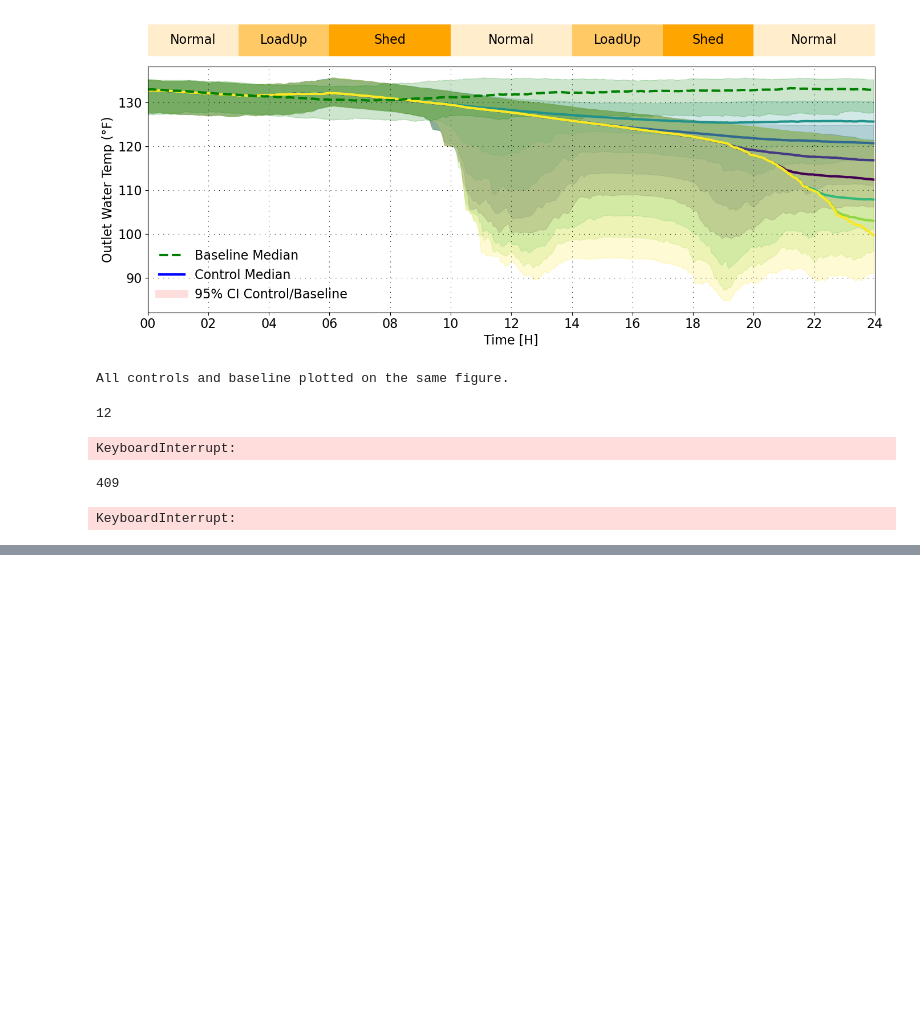
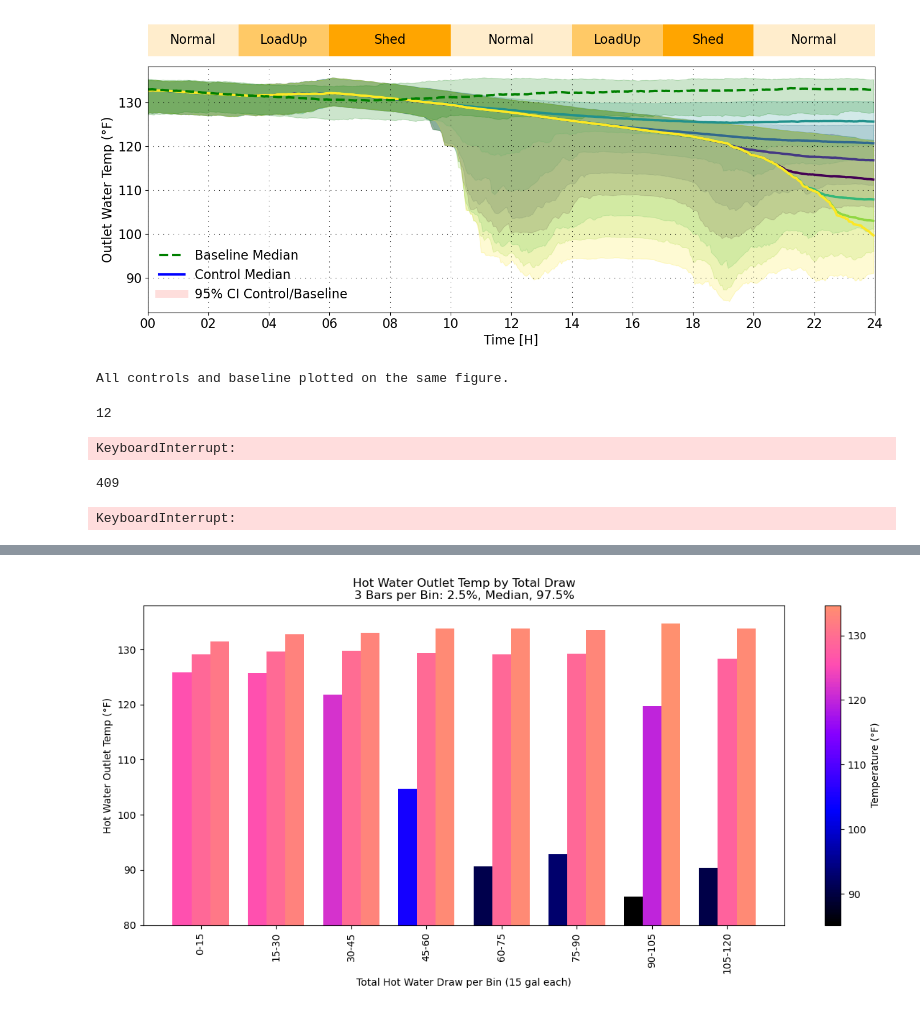
Before and after one commit to PortlandStatePowerLab/OCHRE_Run_Scripts, a Jupyter notebook: X2_PlotViolin.ipynb, the cells around one changed output, grey strips where cells are left out. Drawn from its saved outputs; the diff is of its cells as text; code cells hidden in the pictures; blank space fills up the shorter version.

```diff
--- a/X2_PlotViolin.ipynb
+++ b/X2_PlotViolin.ipynb
@@ -906,0 +1305,87 @@ KeyboardInterrupt:
+# %%
+import pandas as pd
+import numpy as np
+import matplotlib.pyplot as plt
+from matplotlib.colors import LinearSegmentedColormap
+
+# ---------------- FILES ----------------
+DRAW_FILE = r"C:\Users\danap\OCHRE_Working\Homes_HotWater_Use.csv"
+BASELINE_PARQUET = r"C:\Users\danap\OCHRE_Working\180110_1_3_Shed110_Control.parquet"
+
+# ---------------- LOAD DATA ----------------
+df_draw = pd.read_csv(DRAW_FILE)  # Home, Total_Draw_gal
+df_temp = pd.read_parquet(BASELINE_PARQUET)  # baseline temperatures
+
+# ---------------- FILTER DEAD BAND ----------------
+target_deadband = round(8.3333, 2)
+df_temp = df_temp[np.round(df_temp['Deadband_C'], 2) == target_deadband]
+
+# ---------------- COMPUTE PER-HOME 2.5/50/97.5 ----------------
+TEMP_COL = "Hot Water Outlet Temperature (C)"
+df_temp['Temp_F'] = df_temp[TEMP_COL] * 9/5 + 32
+
+df_stats = df_temp.groupby('Home')['Temp_F'].agg(
+    Temp_2_5=lambda x: np.percentile(x, 2.5),
+    Temp_50=lambda x: np.percentile(x, 50),
+    Temp_97_5=lambda x: np.percentile(x, 97.5)
+).reset_index()
+
+# ---------------- MERGE WITH TOTAL DRAW ----------------
+df = df_draw.merge(df_stats, on='Home', how='inner')
+
+# ---------------- TOTAL DRAW BINS ----------------
+BIN_WIDTH = 15  # gallons per bin
+min_draw = 0
+max_draw = np.ceil(df['Total_Draw_gal'].max()/BIN_WIDTH)*BIN_WIDTH
+bins = np.arange(min_draw, max_draw+BIN_WIDTH, BIN_WIDTH)
+df['Draw_Bin'] = pd.cut(df['Total_Draw_gal'], bins=bins, labels=False, include_lowest=True)
+
+# ---------------- PER-BIN PERCENTILE MEDIANS ----------------
+bin_stats = df.groupby('Draw_Bin').agg({
+    'Temp_2_5':'median',
+    'Temp_50':'median',
+    'Temp_97_5':'median',
+    'Home':'count'
+}).reset_index()
+
+# ---------------- PLOTTING ----------------
+fig, ax = plt.subplots(figsize=(12,6))
+x = np.arange(len(bin_stats))  # x positions for draw bins
+width = 0.25  # width of each bar
+
+# ---------------- COLOR MAP ----------------
+cmap = plt.colormaps['gnuplot2']
+cmap_trunc = LinearSegmentedColormap.from_list('gnuplot2_trunc', cmap(np.linspace(0, 0.7, 256)))
+
+# normalize by temp for colors
+temp_min = bin_stats[['Temp_2_5','Temp_50','Temp_97_5']].min().min()
+temp_max = bin_stats[['Temp_2_5','Temp_50','Temp_97_5']].max().max()
+norm = plt.Normalize(vmin=temp_min, vmax=temp_max)
+
+# Plot three bars per bin
+ax.bar(x - width, bin_stats['Temp_2_5'], width, color=cmap_trunc(norm(bin_stats['Temp_2_5'])), label='2.5th percentile')
+ax.bar(x,         bin_stats['Temp_50'], width, color=cmap_trunc(norm(bin_stats['Temp_50'])), label='Median')
+ax.bar(x + width, bin_stats['Temp_97_5'], width, color=cmap_trunc(norm(bin_stats['Temp_97_5'])), label='97.5th percentile')
+
+# X-axis labels
+# only label bins that are in bin_stats
+bin_labels = [f"{int(bins[i])}-{int(bins[i+1])}" for i in bin_stats['Draw_Bin']]
+ax.set_xticks(x)
+ax.set_xticklabels(bin_labels, rotation=90)
+
+ax.set_ylabel('Hot Water Outlet Temp (°F)')
+ax.set_xlabel(f'Total Hot Water Draw per Bin ({BIN_WIDTH} gal each)')
+ax.set_title('Hot Water Outlet Temp by Total Draw\n3 Bars per Bin: 2.5%, Median, 97.5%')
+ax.set_ylim(80, 138)
+
+
+# ---------------- COLORBAR ----------------
+sm = plt.cm.ScalarMappable(cmap=cmap_trunc, norm=norm)
+sm.set_array([])
+cbar = fig.colorbar(sm, ax=ax)
+cbar.set_label('Temperature (°F)')
+
+plt.tight_layout()
+plt.show()
+# %% [output]
+[figure, added]
```
Also changed, not shown: parts of 10 cells of this notebook, 5 other files.
